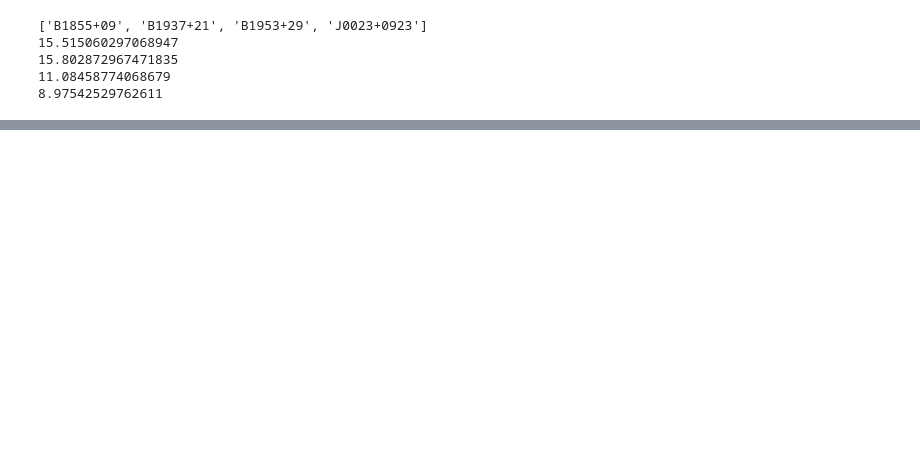
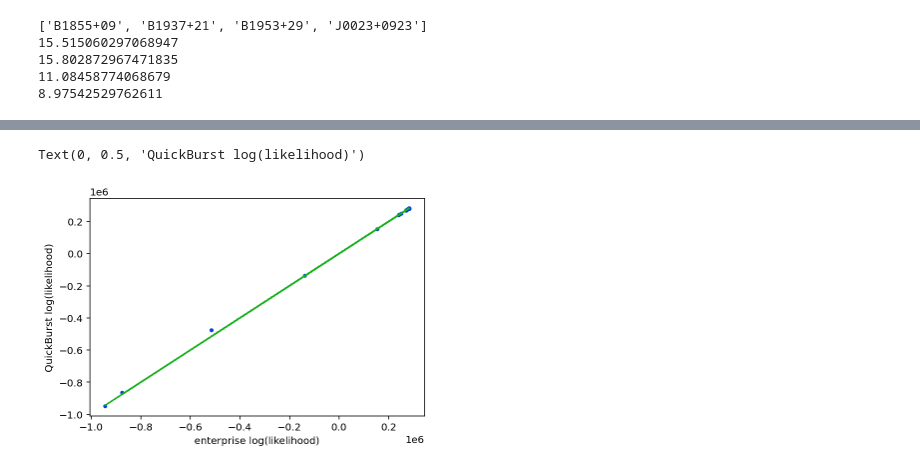
Before and after one commit to JacobATaylor/QuickBurst, a Jupyter notebook: Likelihood_tests.ipynb, the cells around one changed output, grey strips where cells are left out. Drawn from its saved outputs; the diff is of its cells as text; code cells hidden in the pictures; blank space fills up the shorter version.

Commit message:
Add likelihood comparisons based on random draws to notebook

```diff
--- a/Likelihood_tests.ipynb
+++ b/Likelihood_tests.ipynb
@@ -59,7 +54,7 @@ WARNING: AstropyDeprecationWarning: The private astropy._erfa module has been ma
 # %%
 #Loading in pickle and noise files
-pint_pickle = '/home/reyna/OS_15yr/15yr_data/v1p1_de440_pint_bipm2019.pkl'
-noise_file = '/home/reyna/OS_15yr/15yr_data/v1p1_wn_dict.json'
+pint_pickle = '../../15yrCW/v1p1_de440_pint_bipm2019.pkl'
+noise_file = '../../15yrCW/v1p1_wn_dict.json'
 #psrlist = np.loadtxt('/home/reyna/15yr_v1p0/15yr_v1-20211001T235643Z-001/15yr_v1/psrlist_15yr_pint.txt', dtype = str)
 with open(noise_file, 'r') as h:
     noise_params = json.load(h)
@@ -181,7 +161,18 @@ LogL:  281999.5402583812
 # %%
-LogL:  447940.2057596576
-LogL:  447934.2907498001
-LogL:  447934.2692285934
-LogL:  447934.6153235128
-447934.6153235128
+%%time
+NN = 50
+
+log_L_olds = []
+log_L_news = []
+
+for i in range(NN):
+    d0 = parameter.sample(pta.params)
+    x0 = np.array([d0[par.name] for par in pta.params])
+
+    log_L_olds.append(pta.get_lnlikelihood(x0))
+    log_L_news.append(FB1.get_lnlikelihood(10**(x0[1]), x0[2], 10**(x0[0]),
+                                           (3.15*10**7)*x0[5], (3.15*10**7)*x0[4], x0[3]))
+
+log_L_olds = np.array(log_L_olds)
+log_L_news = np.array(log_L_news)
 # %% [output]
@@ -188,0 +196,8 @@ LogL:  447934.6153235128
+# %%
+plt.plot(log_L_olds, log_L_news, ls='', marker='.', color='xkcd:blue')
+plt.plot(log_L_olds, log_L_olds, ls='--', color='xkcd:green')
+plt.xlabel("enterprise log(likelihood)")
+plt.ylabel("QuickBurst log(likelihood)")
+# %% [output]
+Text(0, 0.5, 'QuickBurst log(likelihood)')
+[figure, added]
```
Also changed, not shown: parts of 12 cells of this notebook.
